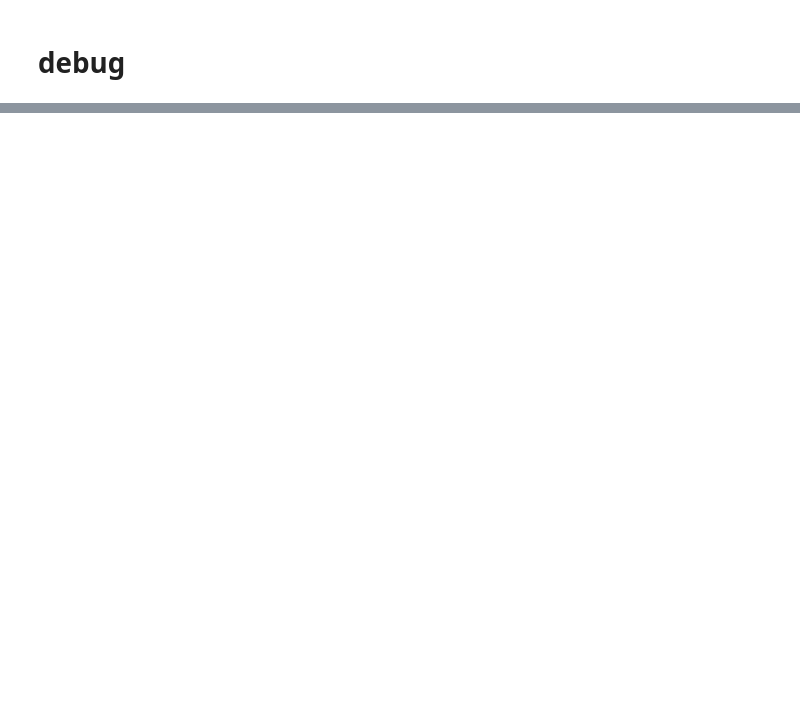
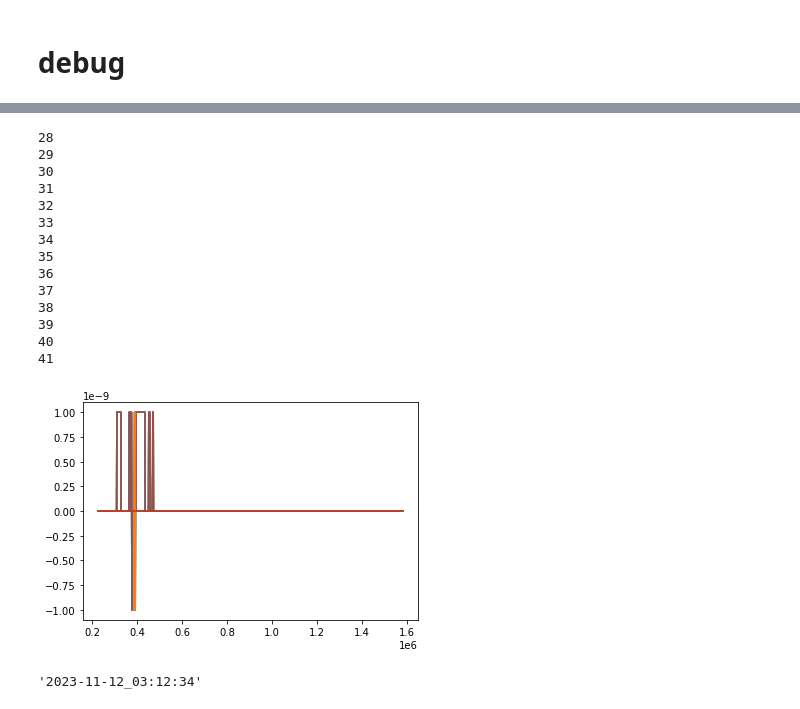
Before and after one commit to cc97nitu/FESA_SQL, a Jupyter notebook: LSA_Tools/Plot_Tunescan.ipynb, the cells around one changed output, grey strips where cells are left out. Cells and saved outputs as stored; diff of their text form; code cells hidden in the pictures; blank space fills up the shorter version.

```diff
--- a/LSA_Tools/Plot_Tunescan.ipynb
+++ b/LSA_Tools/Plot_Tunescan.ipynb
@@ -258,6 +273,0 @@ plt.plot(dcct[1])
-# %%
-for i in range(len(results)):
-    dcct = np.array(results[str(i)])
-
-    time_scan, cs = crop_signal(timePoints, dcct[1])
-    plt.plot(cs)
@@ -268,3 +273,0 @@ for i in range(len(results)):
-# %%
-for i in range(len(all_shots[1:-1])):
-    plt.plot(all_shots[i])
@@ -272,0 +309,8 @@ for i in range(len(all_shots[1:-1])):
+# %%
+crsr.execute(readStatement, [int(closest_lsa_stamp),])
+
+lsa_data = crsr.fetchall()
+# %%
+colnames = [desc[0] for desc in crsr.description]
+for i, c in enumerate(colnames):
+    print(i,c)
@@ -272,0 +335,27 @@ for i in range(len(all_shots[1:-1])):
+# %%
+for i in range(28,42):
+    print(i)
+
+    time = np.array(lsa_data[0][i][0])
+    k2l = np.array(lsa_data[0][i][1])
+    plt.plot(time, k2l)
+# %% [output]
+28
+29
+30
+31
+32
+33
+34
+35
+36
+37
+38
+39
+40
+41
+[figure, added]
+# %%
+humanTime(closest_lsa_stamp)
+# %% [output]
+'2023-11-12_03:12:34'
```
Also changed, not shown: parts of 25 cells of this notebook, 3 other files.
